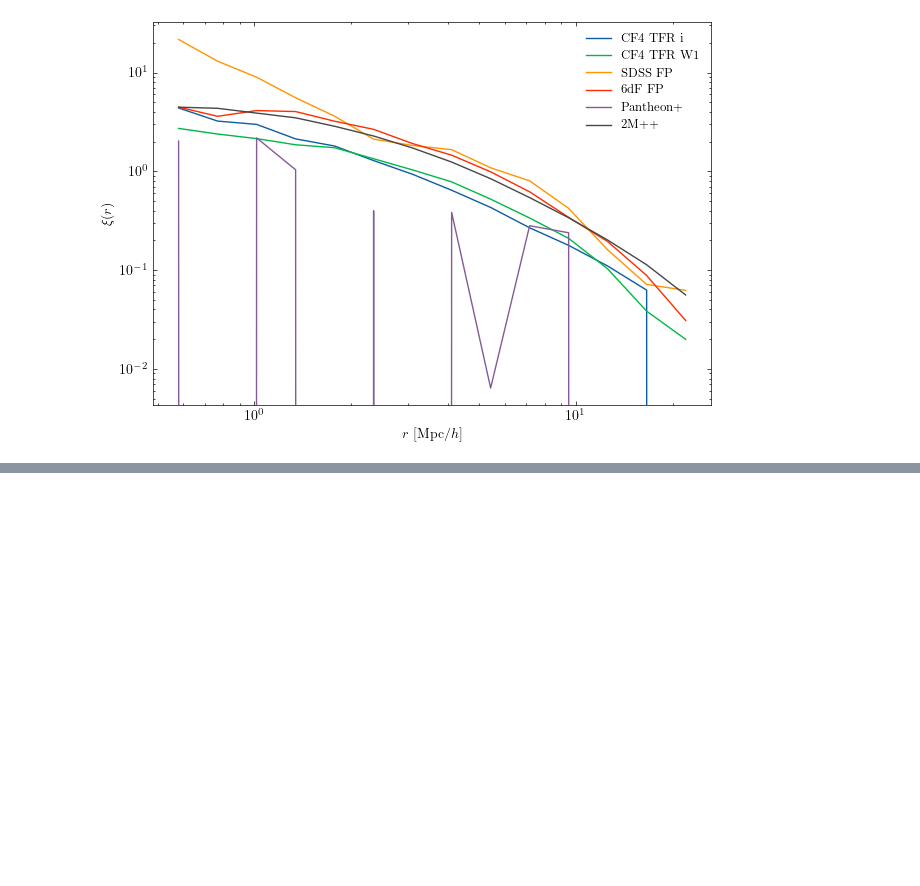
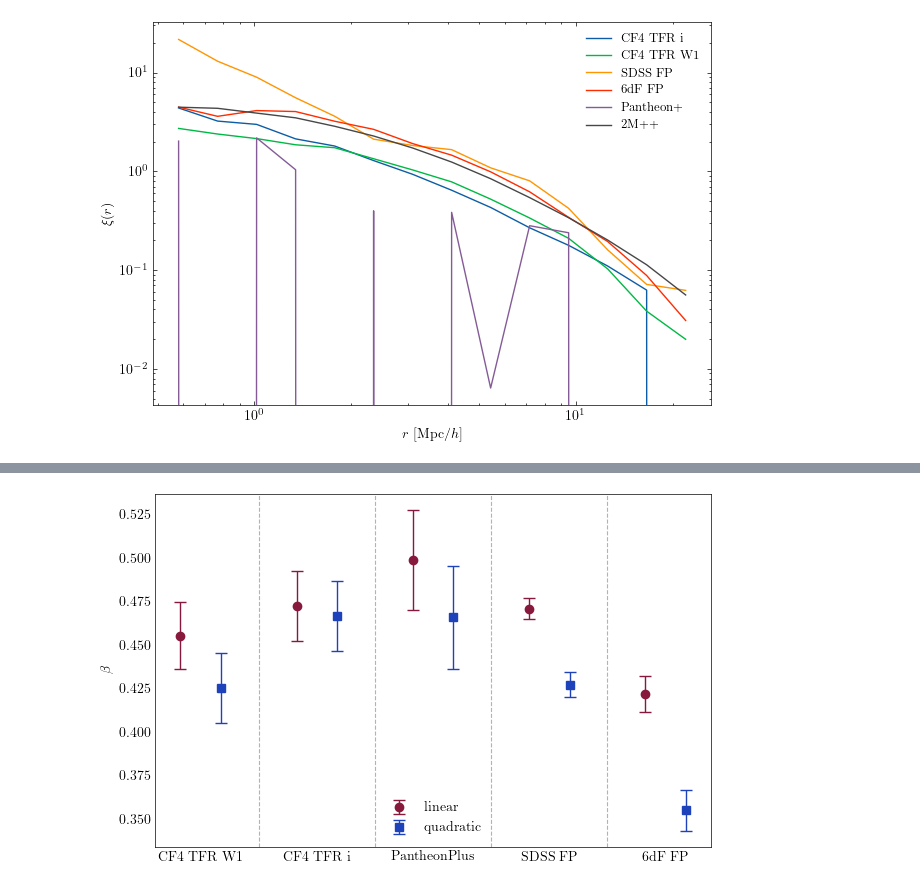
Before and after one commit to Richard-Sti/CANDEL, a Jupyter notebook: notebooks/paper_S8/main_S8.ipynb, the cells around one changed output, grey strips where cells are left out. Saved outputs shown, nothing was run; the diff lists cells and outputs as text; code cells hidden in the pictures; blank space fills up the shorter version.

```diff
--- a/notebooks/paper_S8/main_S8.ipynb
+++ b/notebooks/paper_S8/main_S8.ipynb
@@ -933,0 +978,13 @@ with plt.style.context("science"):
+# %%
+# Compare beta values between bias models
+beta_bias1 = get_key_all(fnames_bias1, "beta")
+beta_bias2 = get_key_all(fnames_bias2, "beta")
+
+print(f"Beta comparison: {bias_model_1} vs {bias_model_2}")
+print("-" * 70)
+print(f"{'Dataset':<15} {bias_model_1:<25} {bias_model_2:<25}")
+print("-" * 70)
+for label, b1, b2 in zip(labels_bias, beta_bias1, beta_bias2):
+    str1 = f"{np.mean(b1):.3f} +/- {np.std(b1):.3f}"
+    str2 = f"{np.mean(b2):.3f} +/- {np.std(b2):.3f}"
+    print(f"{label:<15} {str1:<25} {str2:<25}")
@@ -933,0 +1001,35 @@ with plt.style.context("science"):
+# %%
+# Plot beta comparison
+with plt.style.context("science"):
+    fig, ax = plt.subplots(figsize=(6.4, 4.0))
+
+    x = np.arange(len(labels_bias))
+    width = 0.35
+
+    beta_1_mean = [np.mean(b) for b in beta_bias1]
+    beta_1_std = [np.std(b) for b in beta_bias1]
+    beta_2_mean = [np.mean(b) for b in beta_bias2]
+    beta_2_std = [np.std(b) for b in beta_bias2]
+
+    ax.errorbar(x - width/2, beta_1_mean, yerr=beta_1_std,
+                fmt='o', capsize=4, label=bias_model_1, color=COLS[0])
+    ax.errorbar(x + width/2, beta_2_mean, yerr=beta_2_std,
+                fmt='s', capsize=4, label=bias_model_2, color=COLS[1])
+
+    # Add vertical dividers between surveys
+    for i in range(len(labels_bias) - 1):
+        ax.axvline(i + 0.5, color='0.7', linestyle='--', lw=0.8)
+
+    ax.set_xticks(x)
+    ax.set_xticklabels(labels_bias)
+    ax.set_ylabel(r"$\beta$")
+    ax.legend()
+
+    # Remove ticks
+    ax.tick_params(axis='x', which='both', length=0)
+    ax.tick_params(axis='y', which='both', length=0)
+
+    plt.tight_layout()
+    plt.show()
+# %% [output]
+[figure, added]
```
Also changed, not shown: parts of 7 cells of this notebook, 6 other files.
